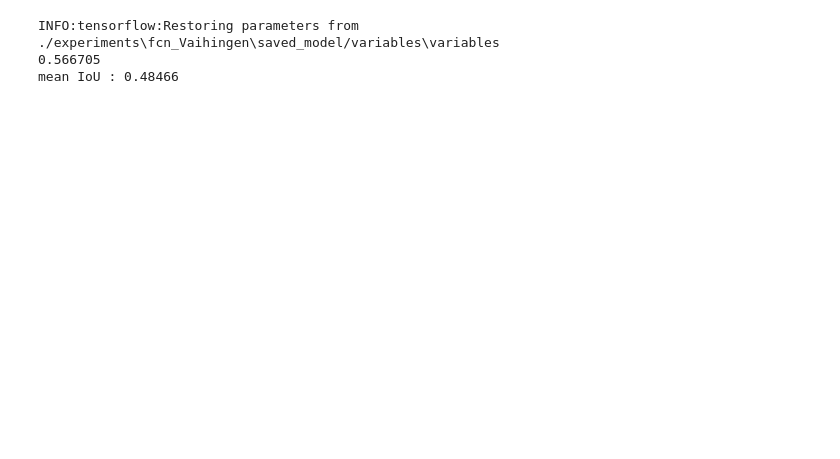
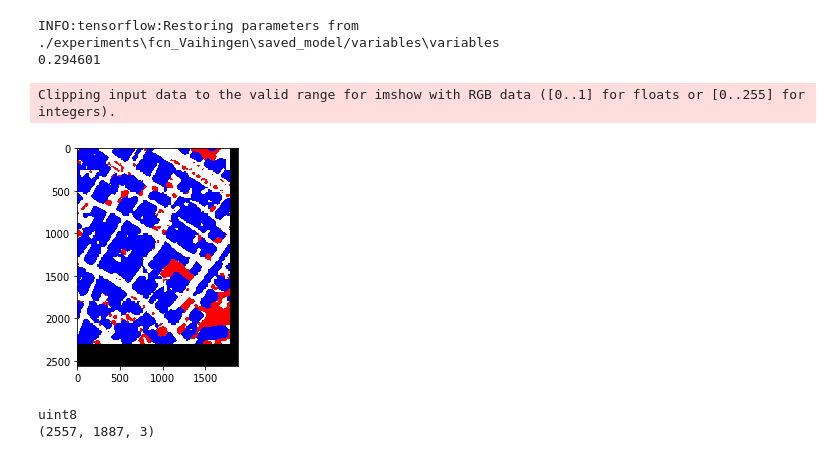
Before and after one commit to thtran97/Semantic-Segmentation, a Jupyter notebook: Vaihingen_prediction.ipynb, the cells around one changed output. Saved outputs shown, nothing was run; the diff lists cells and outputs as text; code cells hidden in the pictures; blank space fills up the shorter version.

```diff
--- a/Vaihingen_prediction.ipynb
+++ b/Vaihingen_prediction.ipynb
@@ -67,41 +91,55 @@ graph = tf.Graph()
 with graph.as_default():
     with tf.Session() as sess:
         tf.saved_model.loader.load(sess, [tf.saved_model.tag_constants.TRAINING], config.final_model_dir)
         bl = sess.run("best_loss/best_loss:0")
         print(bl)
 #         for op in graph.get_operations():
 #             print(op.name)
 
         X_test = graph.get_tensor_by_name("inputs/X:0")
         y_test = graph.get_tensor_by_name("inputs/y:0")
         pred =  graph.get_tensor_by_name("eval/pred:0")
 
         y_test_flatten = tf.reshape(y_test,(-1,256*256))
         pred_flatten = tf.reshape(pred,(-1,256*256))
 
         mean_iou,conf_mat = tf.metrics.mean_iou(y_test_flatten,pred_flatten,config.n_classes)
         sess.run(tf.local_variables_initializer())
-        test = [data.get_data_element("valid_data",i) for i in range(300)]
 
-        iou_list = []
-        for idx,item in enumerate(test) :
-            img = item[0]
-            mask = item[1]
+#         iou_list = []
+        pred_img_list =[]
+        for idx,img in enumerate(test_img_list) :
             out_pred = sess.run(pred,feed_dict={X_test : [img]})
 #             plt.subplot(141)
 #             plt.imshow(img)
 #             plt.subplot(142)
 #             plt.imshow(mask)
 #             plt.subplot(143)
 #             plt.imshow(out_pred[0])
 #             plt.subplot(144)
 #             out = visualize_output(img,out_pred[0],colordict)
-            save_output(out, config.images_dir + "out{}.tif".format(idx))
-            sess.run([conf_mat],feed_dict={X_test:[img],y_test:[mask]})
-            iou_list.append(sess.run(mean_iou,feed_dict={X_test:[img],y_test:[mask]}))
+#             plt.imshow(grayscale_to_colour(out_pred[0],colordict))
+#             plt.show()
+            pred_img_list.append(grayscale_to_colour(out_pred[0],colordict))
+#             save_output(out, config.images_dir + "out{}.tif".format(idx))
+#             sess.run([conf_mat],feed_dict={X_test:[img],y_test:[mask]})
+#             iou_list.append(sess.run(mean_iou,feed_dict={X_test:[img],y_test:[mask]}))
 
-        print("mean IoU :" ,sess.run(tf.reduce_mean(iou_list)))
+#         print("mean IoU :" ,sess.run(tf.reduce_mean(iou_list)))
+        pred_image = merge_image(test_image,pred_img_list,[256,256])
+        plt.imshow(pred_image)
+        plt.show()
 # %% [output]
 INFO:tensorflow:Restoring parameters from ./experiments\fcn_Vaihingen\saved_model/variables\variables
-0.566705
-mean IoU : 0.48466
+0.294601
+Clipping input data to the valid range for imshow with RGB data ([0..1] for floats or [0..255] for integers).
+[figure, added]
+# %%
+pred_img = np.array(pred_image).astype(np.uint8)
+print(pred_img.dtype)
+print(pred_img.shape)
+im = Image.fromarray(pred_img)
+im.save(config.images_dir + "pred_mosaic_09cm_area4.tif")
+# %% [output]
+uint8
+(2557, 1887, 3)
```
Also changed, not shown: parts of 8 cells of this notebook, 3 other files.
